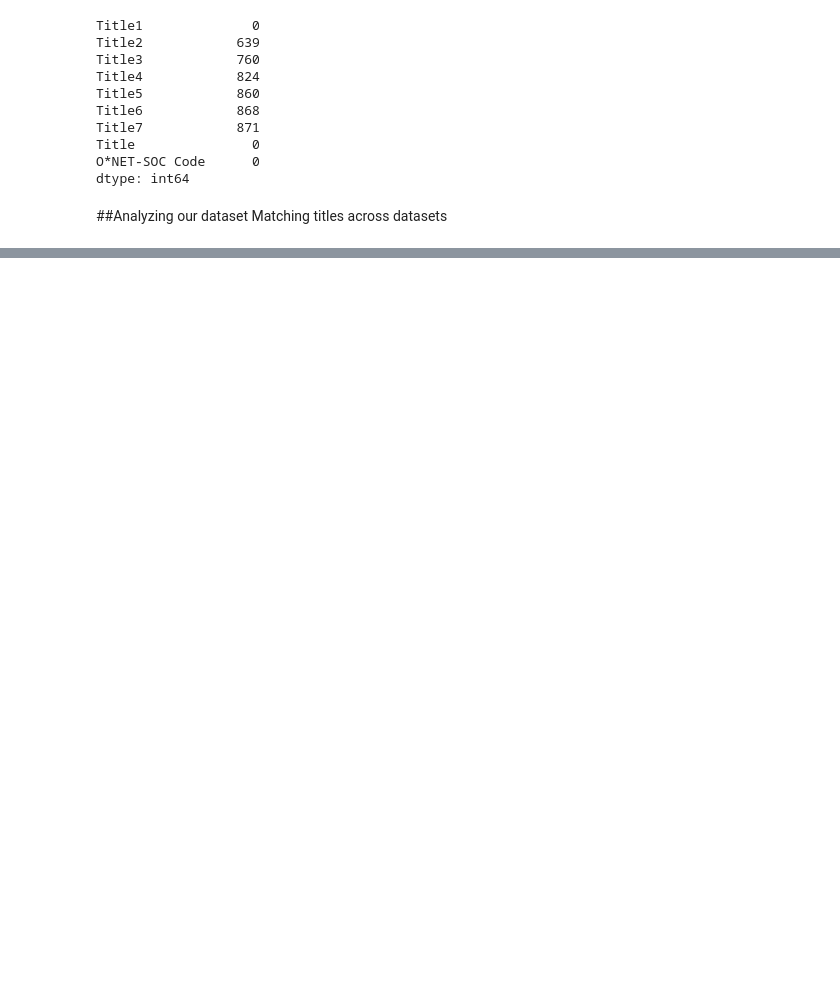
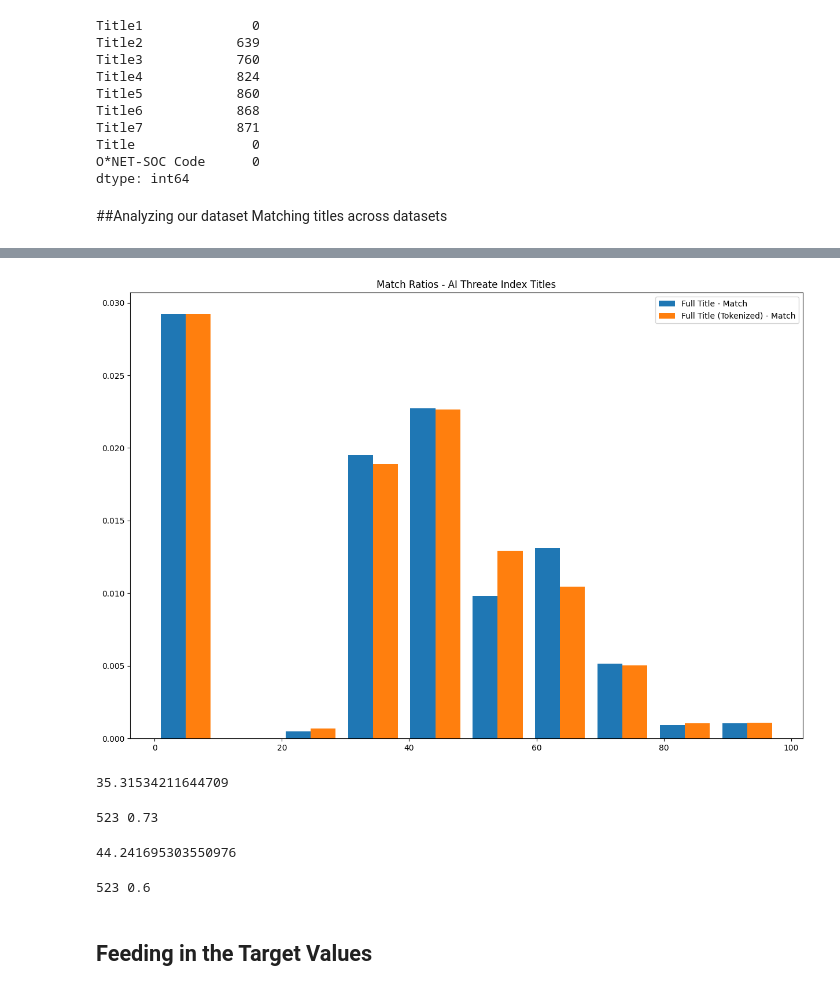
Before and after one commit to polinamin/ai_threat_index, a Jupyter notebook: code/Abilities_Analysis.ipynb, the cells around one changed output, grey strips where cells are left out. Saved outputs shown, nothing was run; the diff lists cells and outputs as text; code cells hidden in the pictures; blank space fills up the shorter version.

```diff
--- a/code/Abilities_Analysis.ipynb
+++ b/code/Abilities_Analysis.ipynb
@@ -488,0 +473,8 @@ Split on "," and "and":
+# %%
+ai_risk["Match_Column"] = ai_risk["Job_title"].apply(lambda x: difflib.get_close_matches(x, full_dataset_occupations_copy_titles["Title"]))
+# %%
+ai_risk["Match_Column_unpacked"] = ai_risk["Match_Column"].apply("|".join)
+# %%
+ai_risk["Match_Ratio"] =  ai_risk.apply(lambda x: fuzz.ratio(x.Match_Column_unpacked, x.Job_title), axis=1)
+# %%
+ai_risk["Match_Ratio_tokens"]= ai_risk.apply(lambda x: fuzz.token_sort_ratio(x.Match_Column_unpacked, x.Job_title), axis=1)
@@ -488,0 +497,30 @@ Split on "," and "and":
+# %%
+x = ai_risk[["Match_Ratio", "Match_Ratio_tokens"]]
+plt.figure(figsize=(15,10))
+plt.hist(x, density=True, histtype='bar')
+plt.title('Match Ratios - AI Threate Index Titles')
+plt.legend(["Full Title - Match", "Full Title (Tokenized) - Match"], loc ="upper right", fontsize = '10');
+# %% [output]
+[figure, added]
+# %%
+mean_similarity = np.mean(ai_risk["Match_Ratio"])
+mean_similarity
+# %% [output]
+35.31534211644709
+# %%
+filtered_job_threat_index = ai_risk[ai_risk["Match_Ratio"] <= 50].shape[0]
+print(filtered_census, round(filtered_job_threat_index/ai_risk.shape[0],2))
+# %% [output]
+523 0.73
+# %%
+mean_similarity_ = np.mean(full_dataset_occupations_copy_titles["Match_Ratio_1_tokens"])
+mean_similarity_
+# %% [output]
+44.241695303550976
+# %%
+filtered_census = full_dataset_occupations_copy_titles[full_dataset_occupations_copy_titles["Match_Ratio_1_tokens"] <= 50].shape[0]
+print(filtered_census, round(filtered_census/full_dataset_occupations_copy_titles.shape[0],2))
+# %% [output]
+523 0.6
+# %% [markdown]
+## Feeding in the Target Values
```
Also changed, not shown: parts of 88 cells of this notebook.
